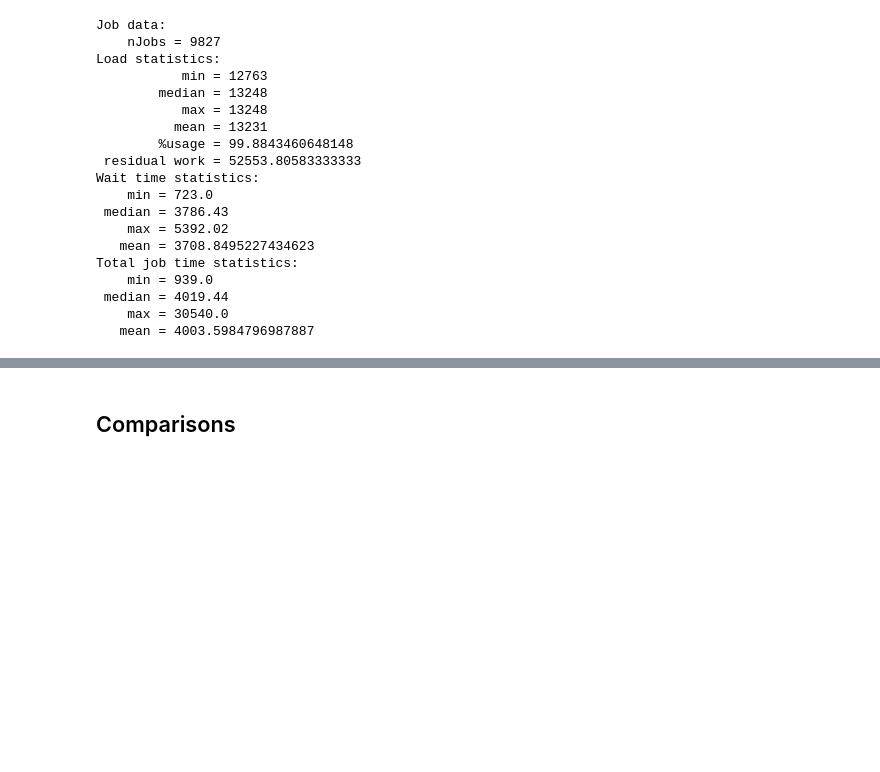
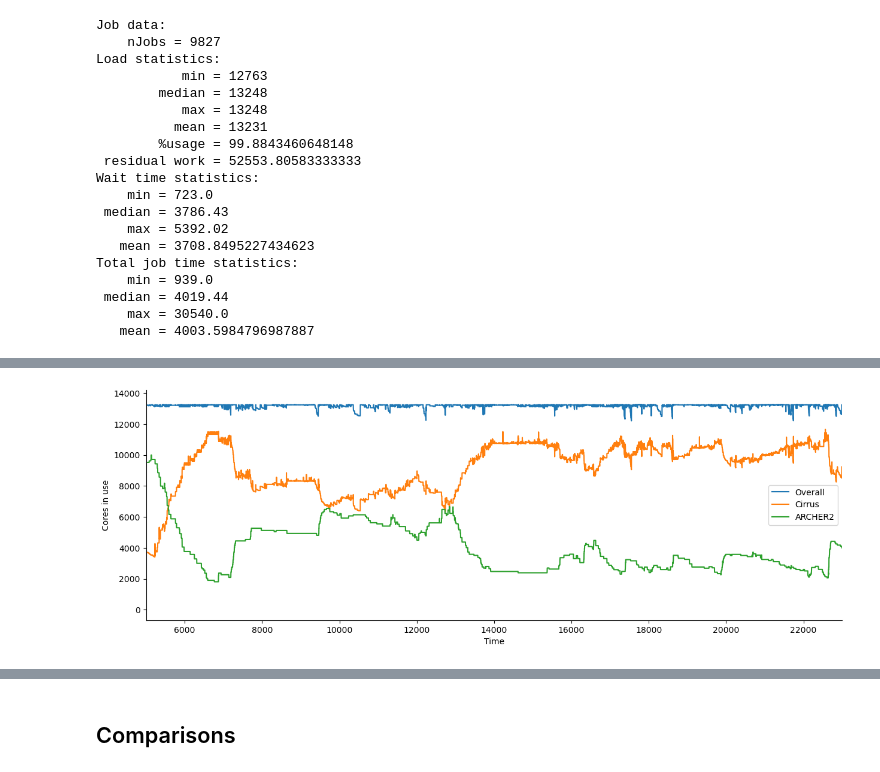
Before and after one commit to EPCCed/mira-cirrus-elastisim, a Jupyter notebook: analysis/cirrus-archer2.ipynb, the cells around one changed output, grey strips where cells are left out. Drawn from its saved outputs; the diff is of its cells as text; code cells hidden in the pictures; blank space fills up the shorter version.

```diff
--- a/analysis/cirrus-archer2.ipynb
+++ b/analysis/cirrus-archer2.ipynb
@@ -582,0 +717,13 @@ Total job time statistics:
+# %%
+plt.figure(figsize=(15, 5))
+plt.plot(cra2m_load_a, label='Overall')
+plt.plot(cra2m_load_cirrus_a, label='Cirrus')
+plt.plot(cra2m_load_archer2_a, label='ARCHER2')
+plt.xlabel("Time")
+plt.ylabel("Cores in use")
+plt.xlim([5000,23000])
+plt.legend()
+sns.despine()
+plt.savefig("simulated_load_C-R_A-M.png")
+# %% [output]
+[figure, added]
```
Also changed, not shown: parts of 13 cells of this notebook, 3 other files.
